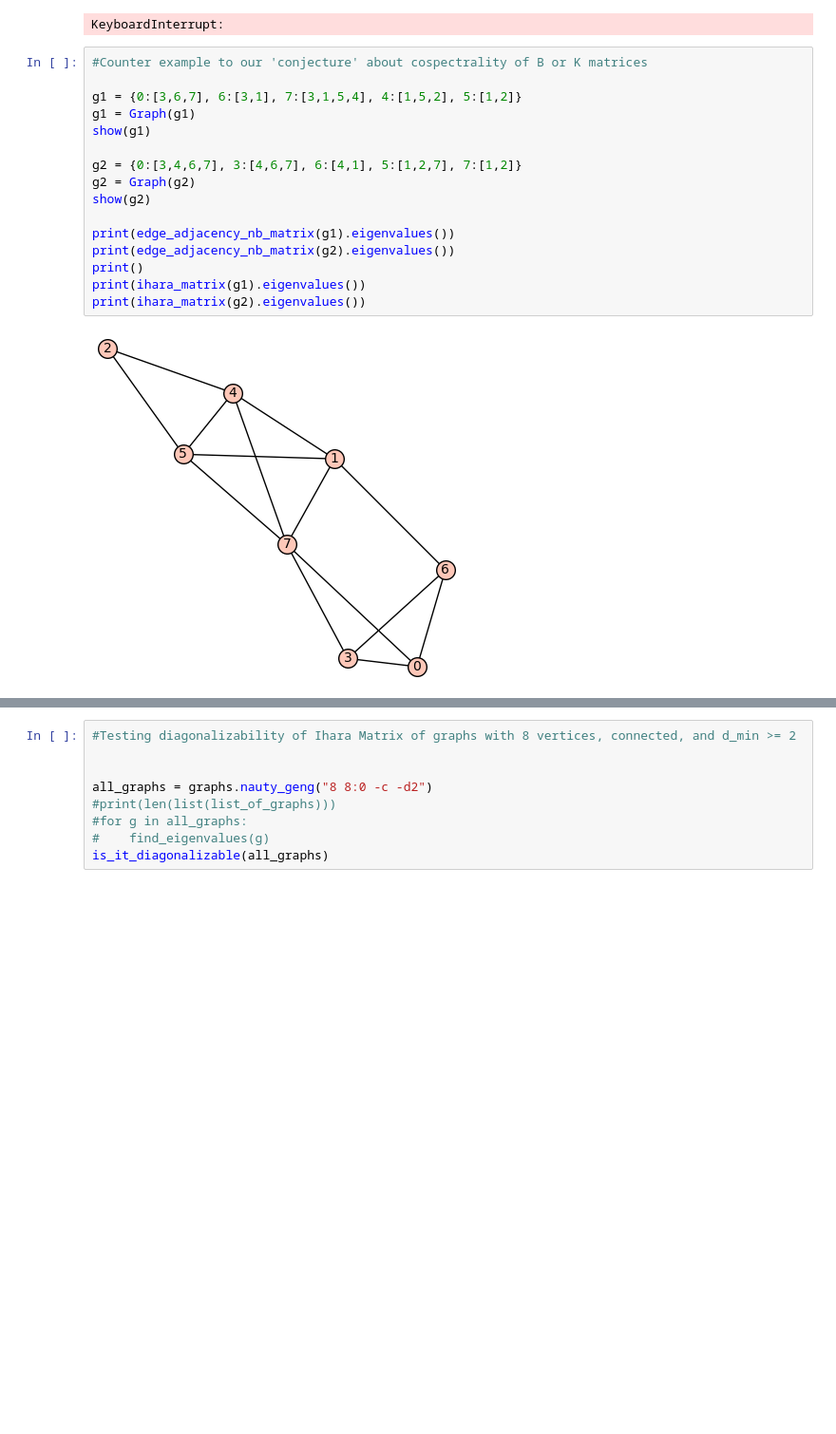
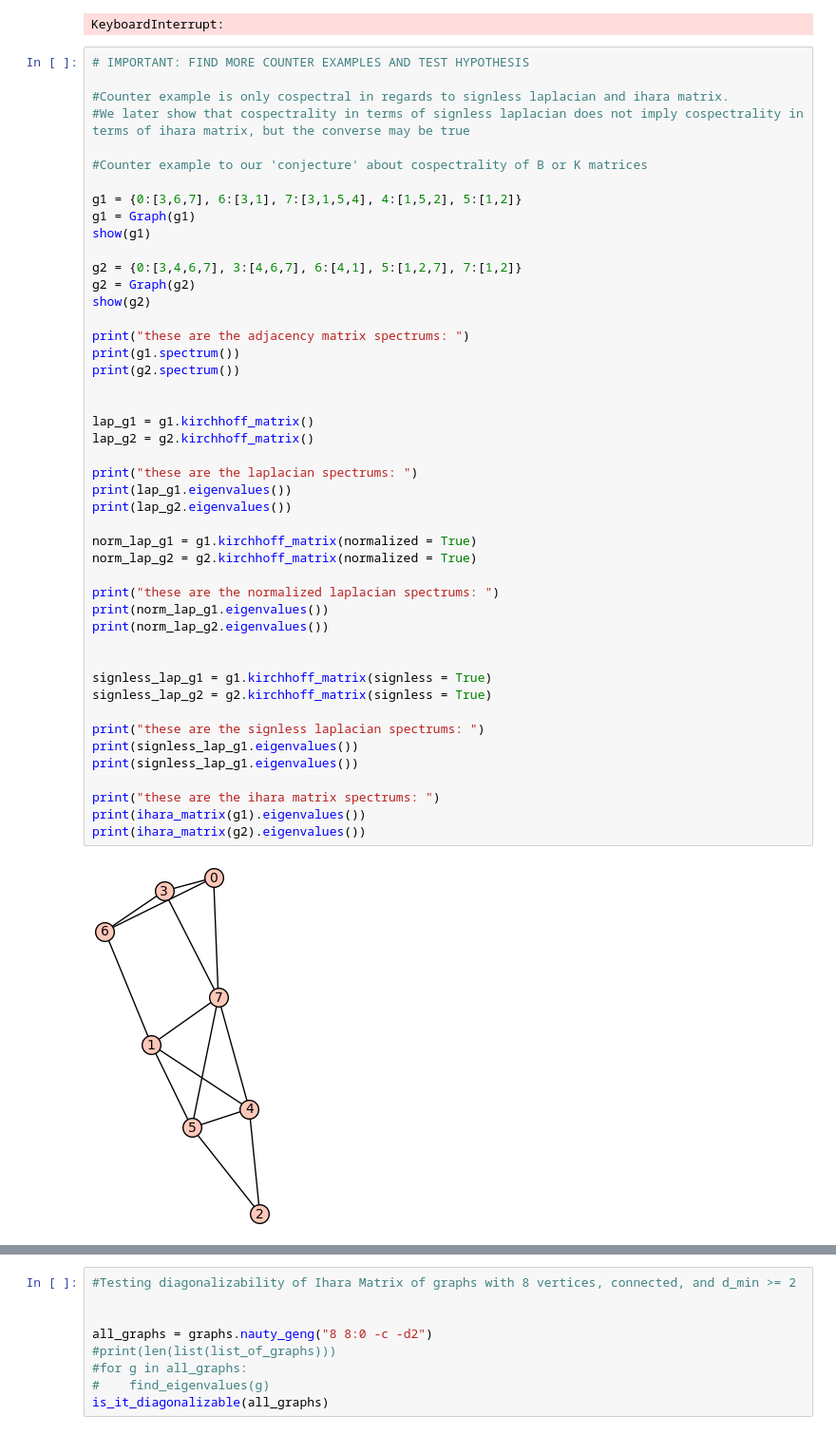
Before and after one commit to davizacheu/Spectral-Graph-Theory-Research, a Jupyter notebook: NB_Functions.ipynb, the cells around one changed output, grey strips where cells are left out. Shown at 95% size. Cells and saved outputs as stored; diff of their text form; blank space fills up the shorter version.

Commit message:
Tested new Q-cospectral graphs

```diff
--- a/NB_Functions.ipynb
+++ b/NB_Functions.ipynb
@@ -237,20 +237,50 @@ for i in range (0,graphs_length):
 # %% [output]
 KeyboardInterrupt:
 # %%
+# IMPORTANT: FIND MORE COUNTER EXAMPLES AND TEST HYPOTHESIS
+
+#Counter example is only cospectral in regards to signless laplacian and ihara matrix.
+#We later show that cospectrality in terms of signless laplacian does not imply cospectrality in terms of ihara matrix, but the converse may be true
+
 #Counter example to our 'conjecture' about cospectrality of B or K matrices
 
 g1 = {0:[3,6,7], 6:[3,1], 7:[3,1,5,4], 4:[1,5,2], 5:[1,2]}
 g1 = Graph(g1)
 show(g1)
 
 g2 = {0:[3,4,6,7], 3:[4,6,7], 6:[4,1], 5:[1,2,7], 7:[1,2]}
 g2 = Graph(g2)
 show(g2)
 
-print(edge_adjacency_nb_matrix(g1).eigenvalues())
-print(edge_adjacency_nb_matrix(g2).eigenvalues())
-print()
+print("these are the adjacency matrix spectrums: ")
+print(g1.spectrum())
+print(g2.spectrum())
+
+
+lap_g1 = g1.kirchhoff_matrix()
+lap_g2 = g2.kirchhoff_matrix()
+
+print("these are the laplacian spectrums: ")
+print(lap_g1.eigenvalues())
+print(lap_g2.eigenvalues())
+
+norm_lap_g1 = g1.kirchhoff_matrix(normalized = True)
+norm_lap_g2 = g2.kirchhoff_matrix(normalized = True)
+
+print("these are the normalized laplacian spectrums: ")
+print(norm_lap_g1.eigenvalues())
+print(norm_lap_g2.eigenvalues())
+
+
+signless_lap_g1 = g1.kirchhoff_matrix(signless = True)
+signless_lap_g2 = g2.kirchhoff_matrix(signless = True)
+
+print("these are the signless laplacian spectrums: ")
+print(signless_lap_g1.eigenvalues())
+print(signless_lap_g1.eigenvalues())
+
+print("these are the ihara matrix spectrums: ")
 print(ihara_matrix(g1).eigenvalues())
 print(ihara_matrix(g2).eigenvalues())
 # %% [output]
-[figure, old version]
+[figure, new version]
```
Also changed, not shown: parts of 6 cells of this notebook.
